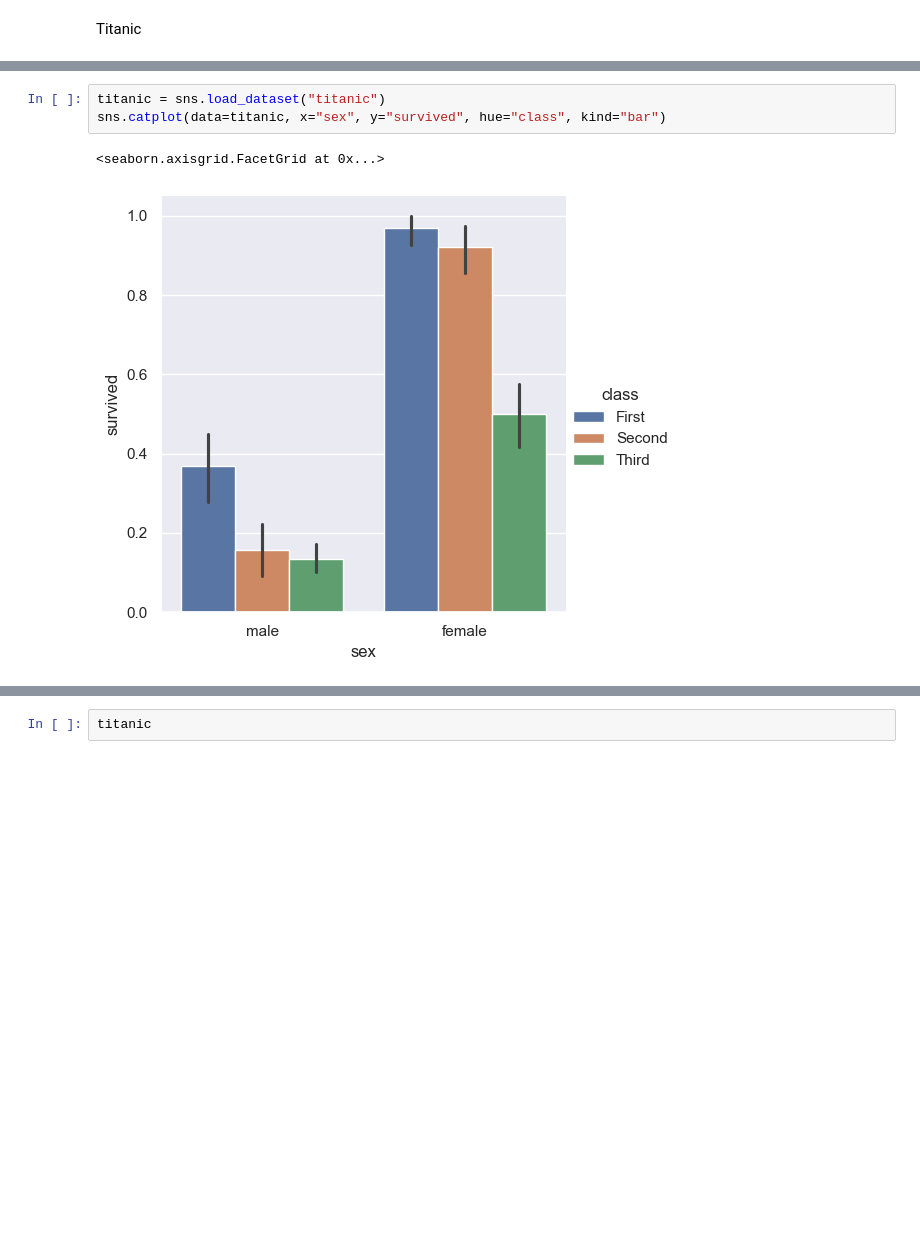
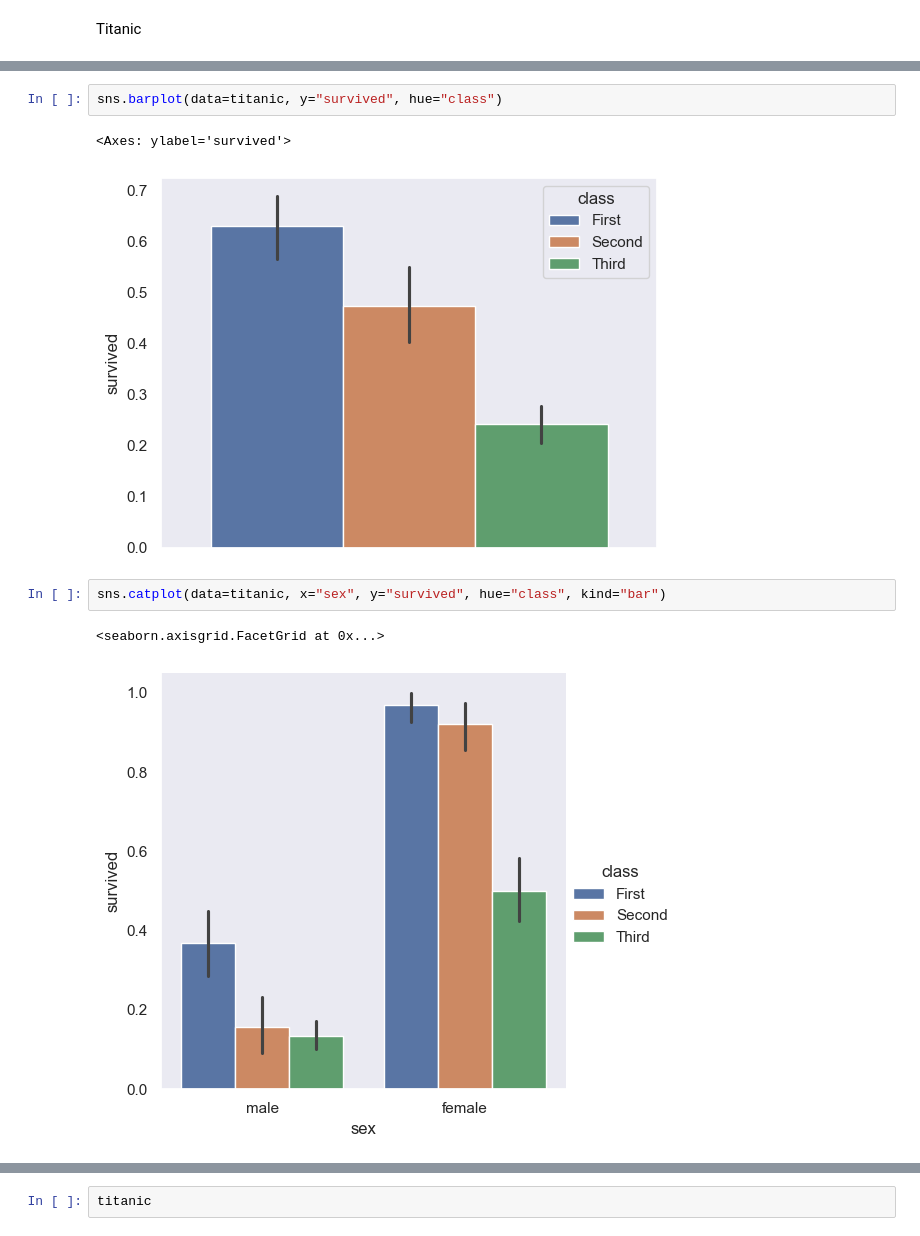
Before and after one commit to Romain-DE/ensae-python-int, a Jupyter notebook: 5_Data_Visualisation/2_seaborn.ipynb, the cells around one changed output, grey strips where cells are left out. Saved outputs shown, nothing was run; the diff lists cells and outputs as text; blank space fills up the shorter version.

```diff
--- a/5_Data_Visualisation/2_seaborn.ipynb
+++ b/5_Data_Visualisation/2_seaborn.ipynb
@@ -66,5 +94,9 @@ Titanic
+# %%
+sns.barplot(data=titanic, y="survived", hue="class")
+# %% [output]
+<Axes: ylabel='survived'>
+[figure, added]
 # %%
-titanic = sns.load_dataset("titanic")
 sns.catplot(data=titanic, x="sex", y="survived", hue="class", kind="bar")
 # %% [output]
 <seaborn.axisgrid.FacetGrid at 0x...>
```
Also changed, not shown: parts of 20 cells of this notebook, 5 other files.
